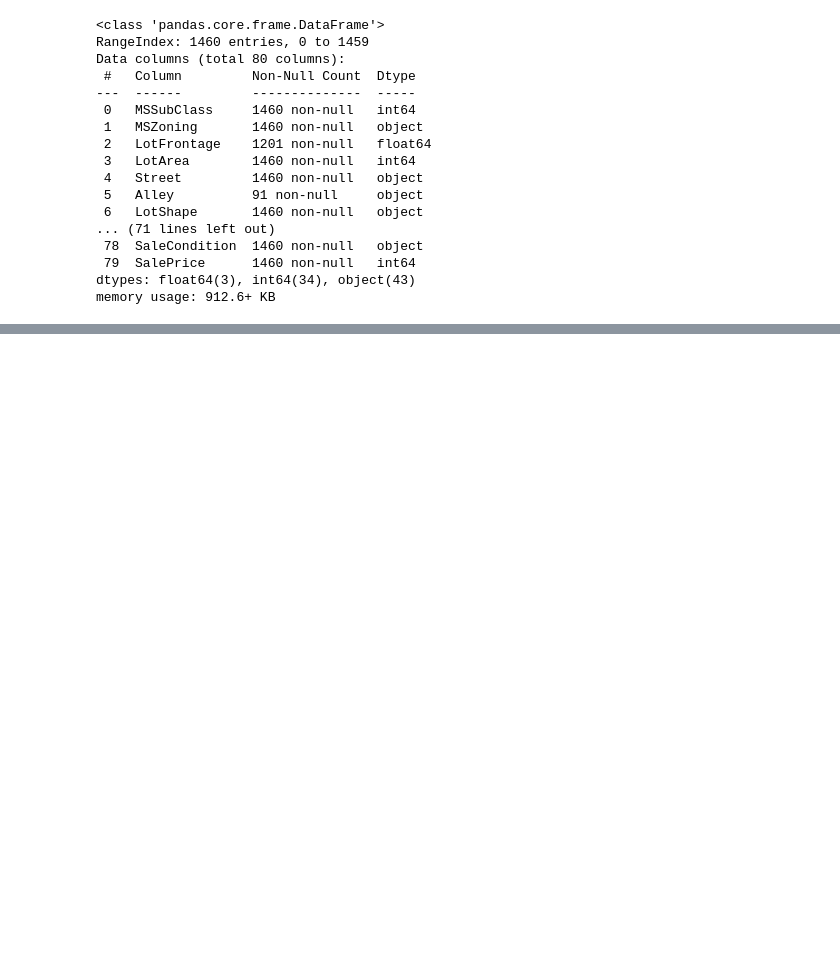
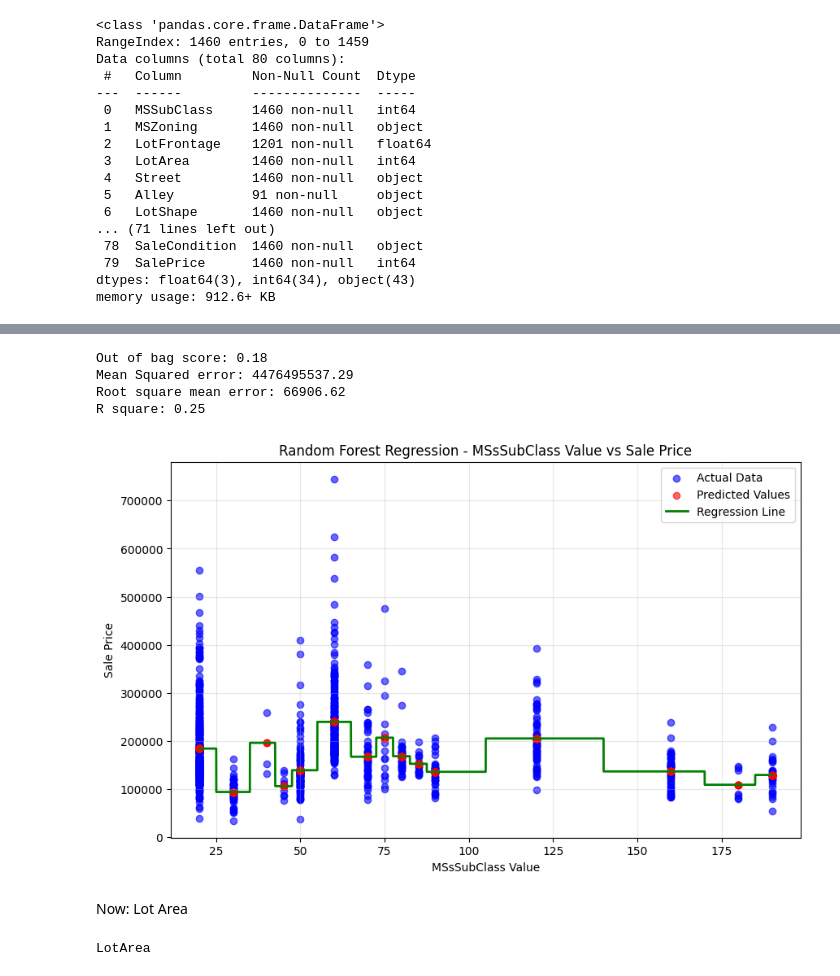
Before and after one commit to YesuDesu21/KaggleCompetition, a Jupyter notebook: HousePrices/solution/HousePriceSol.ipynb, the cells around one changed output, grey strips where cells are left out. Cells and saved outputs as stored; diff of their text form; code cells hidden in the pictures; blank space fills up the shorter version.

```diff
--- a/HousePrices/solution/HousePriceSol.ipynb
+++ b/HousePrices/solution/HousePriceSol.ipynb
@@ -185,0 +261,2 @@ df["GarageYrBlt"]= df["GarageYrBlt"].fillna(df["GarageYrBlt"].median())
+# %%
+final_df = onehot_categorical(columns)
@@ -185,0 +267,2 @@ df["GarageYrBlt"]= df["GarageYrBlt"].fillna(df["GarageYrBlt"].median())
+# %%
+final_df =final_df.loc[:,~final_df.columns.duplicated()]
@@ -185,0 +372,6 @@ df["GarageYrBlt"]= df["GarageYrBlt"].fillna(df["GarageYrBlt"].median())
+# %%
+from sklearn.ensemble import RandomForestRegressor
+
+# Use only first feature for simple 2D visualization
+X_train_simple = X_train.iloc[:, 0].values.reshape(-1, 1)  # Only first feature, reshape to 2D
+regressor = RandomForestRegressor(n_estimators=10, random_state=0, oob_score=True)
@@ -185,0 +381,23 @@ df["GarageYrBlt"]= df["GarageYrBlt"].fillna(df["GarageYrBlt"].median())
+# %%
+#Visualization
+def visualize(X_train_simple, column_name):
+    X_grid = np.arange(min(X_train_simple[:, 0]), max(X_train_simple[:, 0]), 0.01)
+    X_grid = X_grid.reshape(-1, 1)
+
+    plt.figure(figsize=(10, 6))
+
+    # Plot actual vs predicted
+    y_pred = regressor.predict(X_train_simple)
+    plt.scatter(X_train_simple[:, 0], y_train, color='blue', alpha=0.6, label="Actual Data")
+    plt.scatter(X_train_simple[:, 0], y_pred, color='red', alpha=0.6, label="Predicted Values")
+
+    # Create smooth prediction line
+    y_grid = regressor.predict(X_grid)
+    plt.plot(X_grid[:, 0], y_grid, color='green', linewidth=2, label="Regression Line")
+
+    plt.title(f"Random Forest Regression - {column_name} vs Sale Price")
+    plt.xlabel(column_name)
+    plt.ylabel('Sale Price')
+    plt.legend()
+    plt.grid(True, alpha=0.3)
+    plt.show()
@@ -185,0 +425,20 @@ df["GarageYrBlt"]= df["GarageYrBlt"].fillna(df["GarageYrBlt"].median())
+# %%
+predict_evaluate()
+# %% [output]
+Out of bag score: 0.18
+Mean Squared error: 4476495537.29
+Root square mean error: 66906.62
+R square: 0.25
+# %%
+visualize(X_train_simple, column_name="MSsSubClass Value")
+# %% [output]
+[figure, added]
+# %% [markdown]
+<div style=style="font-size: 12px">
+   Now: Lot Area
+</div>
+# %%
+print(X_train.iloc[:,2].name+"\n")
+X_train_simple = X_train.iloc[:, 2].values.reshape(-1, 1)
+# %% [output]
+LotArea
```
Also changed, not shown: parts of 36 cells of this notebook, 3 other files.
